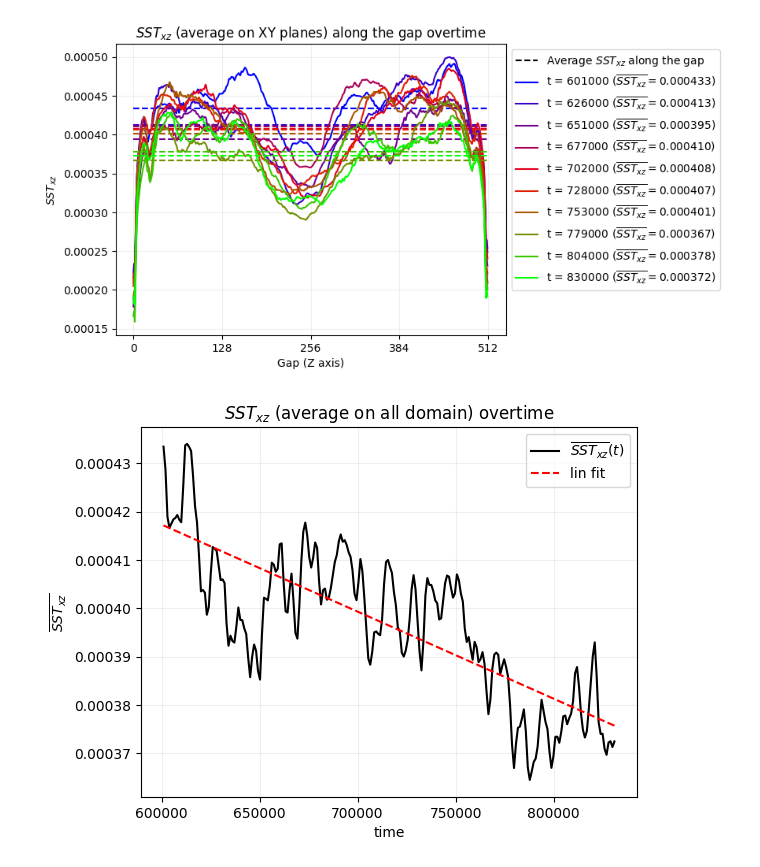
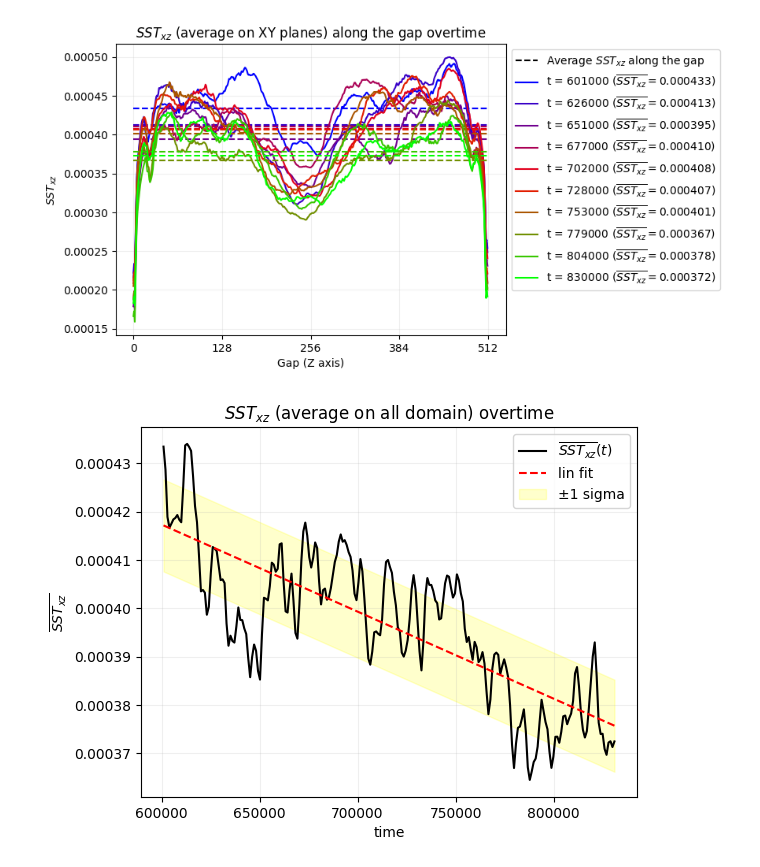
Before and after one commit to mattiamencagli/my-python-plots, a Jupyter notebook: Flow_Matters/SST_statistics.ipynb, the cells around one changed output. Drawn from its saved outputs; the diff is of its cells as text; code cells hidden in the pictures.

```diff
--- a/Flow_Matters/SST_statistics.ipynb
+++ b/Flow_Matters/SST_statistics.ipynb
@@ -48,10 +48,12 @@ def pplot(SST, comp):
     off = 601000
     dt  = 1000
     N   = len(SST[:,0])
+    p   = 2 # number of degree of the polynome + 1 (that is, number of parameters for the fit)
     pl  = np.linspace(0,N-1,num, dtype=int)
     T   = np.linspace(off,off+dt*N,N)
     aveSST = np.average(SST[:,:],axis=1)
-    m,b = np.polyfit(T, aveSST, 1)
+    [m, b], residuals, rank, singular_values, rcond = np.polyfit(T, aveSST, 1, rcond=None, full=True, w=None, cov=False)
+    sigma=np.sqrt(residuals/(N-p))
 
     plt.figure(1)
     plt.plot([], [], ' ',linestyle='--', color='black', label=r'Average $SST_{%s}$ along the gap'%comp)
@@ -71,6 +73,9 @@ def pplot(SST, comp):
     plt.figure(2)
     plt.plot(T, aveSST, color='black', label=r"$\overline{SST_{%s}}(t)$"%comp)
     plt.plot(T, m*T+b, color='red', linestyle='--', label='lin fit')
+    plt.fill_between(T, m*T+b+sigma, m*T+b-sigma, color='yellow', alpha=0.2, label='±1 sigma')
+    # plt.plot(T, m*T+b+sigma, color='red', linestyle='--', linewidth=0.5)
+    # plt.plot(T, m*T+b-sigma, color='red', linestyle='--', linewidth=0.5)
     plt.xlabel("time")
     plt.ylabel(r"$\overline{SST_{%s}}$"%comp)
     plt.title(r"$SST_{%s}$ (average on all domain) overtime"%comp)
@@ -82,31 +87,31 @@ def pplot(SST, comp):
 if 0:
     options = {'xx':SSTxx, 'xy':SSTxy, 'xz':SSTxz, 'yy':SSTyy, 'yz':SSTyz, 'zz':SSTzz}
     # Function to show the selected option in a popup
     def show_selection():
         selected_option = selected.get()
         # messagebox.showinfo("Your Selection", f"You selected: {selected_option}")
         pplot(options[selected_option],selected_option)
         root.destroy()  # Close the window
     # Create main window
     root = tk.Tk()
     root.title("Choose an component of the SST")
     root.geometry("400x300")
     # Variable to store selected option
     selected = tk.StringVar(value="None")
     # Widgets
     tk.Label(root, text="Please select an option:").pack(pady=10)
     for i,case in enumerate(options):
         tk.Radiobutton(root, text=case, variable=selected, value=case).pack(anchor='c')
     tk.Button(root, text="Submit", command=show_selection).pack(pady=15)
     # Start the GUI loop
     root.mainloop()
 
 # pplot(SSTxx,"xx")
 # pplot(SSTxy,"xy")
 pplot(SSTxz,"xz") # <---------------------
 # pplot(SSTyy,"yy")
 # pplot(SSTyz,"yz")
 # pplot(SSTzz,"zz")
 # %% [output]
 [figure]
-[figure, old version]
+[figure, new version]
```
